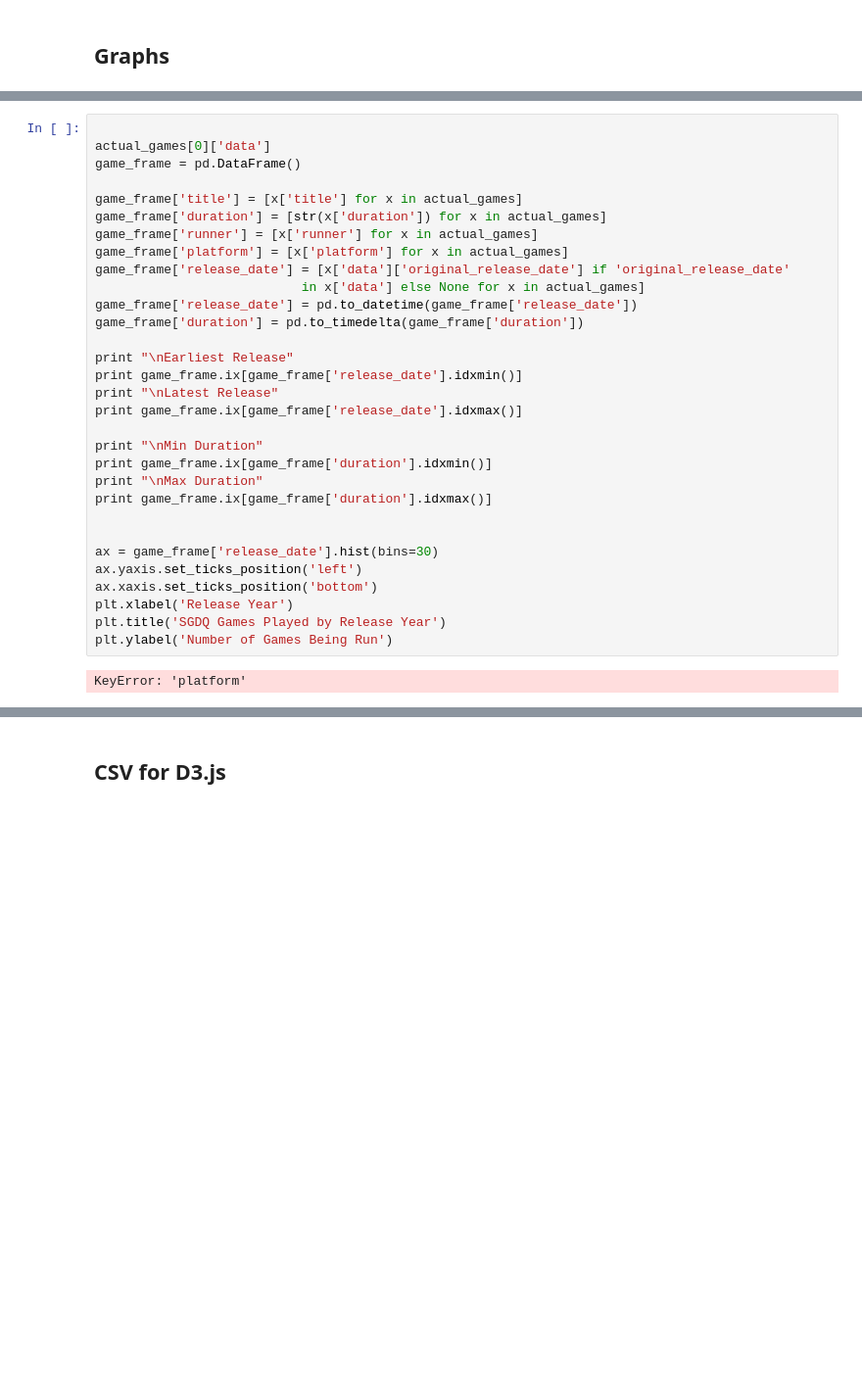
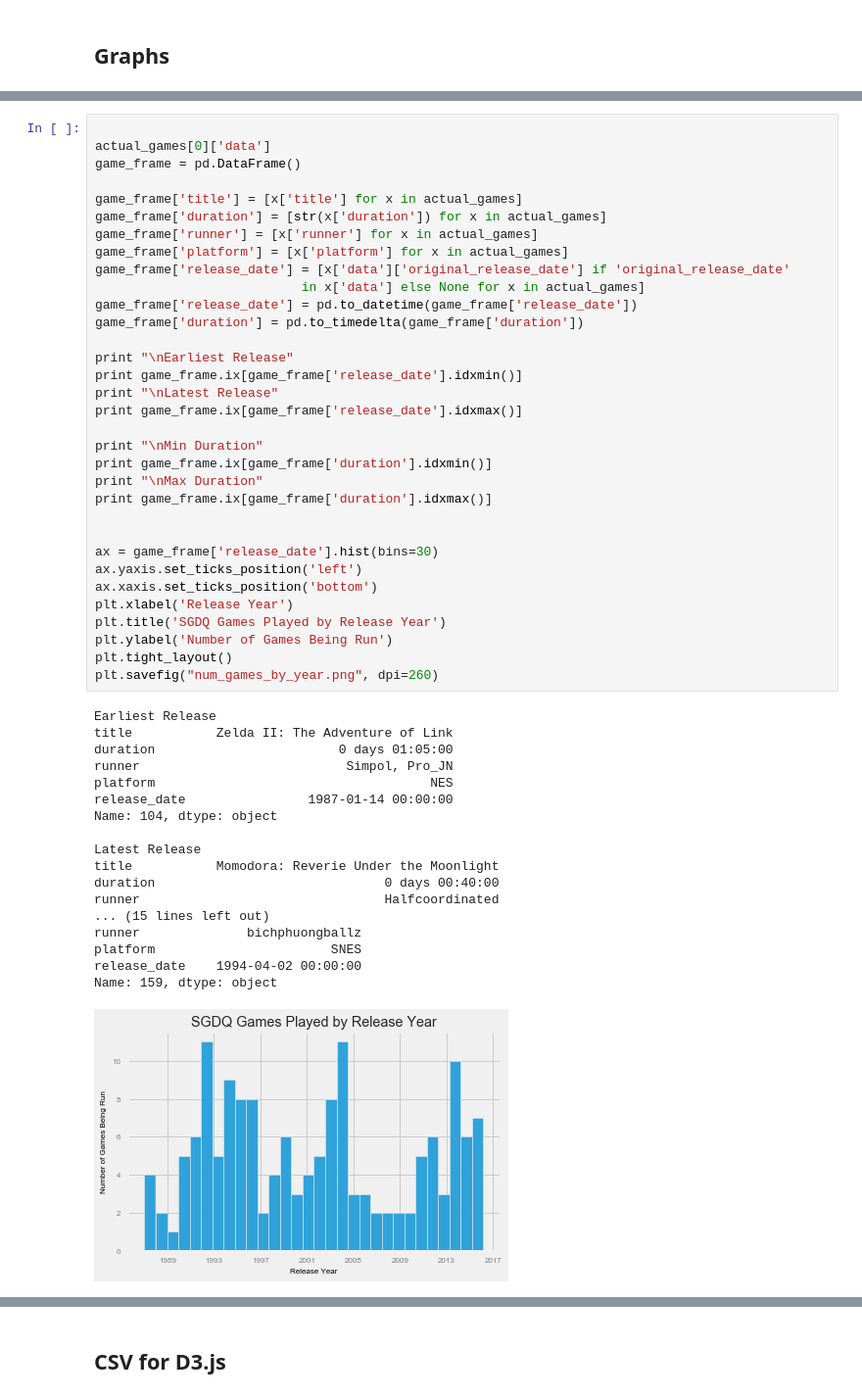
Before and after one commit to bcongdon/Data-Science-Projects, a Jupyter notebook: sgdq2016/SGDQ Schedule Analysis.ipynb, the cells around one changed output, grey strips where cells are left out. Shown: that part at 98% size. Saved outputs shown, nothing was run; the diff lists cells and outputs as text; blank space fills up the shorter version.

```diff
--- a/sgdq2016/SGDQ Schedule Analysis.ipynb
+++ b/sgdq2016/SGDQ Schedule Analysis.ipynb
@@ -206,34 +239,53 @@ plt.savefig('general_platform_counts.png', bbox_inches='tight', dpi=250)
 actual_games[0]['data']
 game_frame = pd.DataFrame()
 
 game_frame['title'] = [x['title'] for x in actual_games]
 game_frame['duration'] = [str(x['duration']) for x in actual_games]
 game_frame['runner'] = [x['runner'] for x in actual_games]
 game_frame['platform'] = [x['platform'] for x in actual_games]
 game_frame['release_date'] = [x['data']['original_release_date'] if 'original_release_date'
                            in x['data'] else None for x in actual_games]
 game_frame['release_date'] = pd.to_datetime(game_frame['release_date'])
 game_frame['duration'] = pd.to_timedelta(game_frame['duration'])
 
 print "\nEarliest Release"
 print game_frame.ix[game_frame['release_date'].idxmin()]
 print "\nLatest Release"
 print game_frame.ix[game_frame['release_date'].idxmax()]
 
 print "\nMin Duration"
 print game_frame.ix[game_frame['duration'].idxmin()]
 print "\nMax Duration"
 print game_frame.ix[game_frame['duration'].idxmax()]
 
 
 ax = game_frame['release_date'].hist(bins=30)
 ax.yaxis.set_ticks_position('left')
 ax.xaxis.set_ticks_position('bottom')
 plt.xlabel('Release Year')
 plt.title('SGDQ Games Played by Release Year')
 plt.ylabel('Number of Games Being Run')
+plt.tight_layout()
+plt.savefig("num_games_by_year.png", dpi=260)
 # %% [output]
-KeyError: 'platform'
+Earliest Release
+title           Zelda II: The Adventure of Link
+duration                        0 days 01:05:00
+runner                           Simpol, Pro_JN
+platform                                    NES
+release_date                1987-01-14 00:00:00
+Name: 104, dtype: object
+
+Latest Release
+title           Momodora: Reverie Under the Moonlight
+duration                              0 days 00:40:00
+runner                                Halfcoordinated
+... (15 lines left out)
+runner              bichphuongballz
+platform                       SNES
+release_date    1994-04-02 00:00:00
+Name: 159, dtype: object
+[figure, added]
 # %%
 duration_grouped = game_frame.groupby(lambda x: game_frame.ix[x]['release_date'].year)
 duration_by_year = duration_grouped.aggregate(np.sum)['duration'].astype('timedelta64[m]')
```
Also changed, not shown: parts of 10 cells of this notebook, 7 other files.
